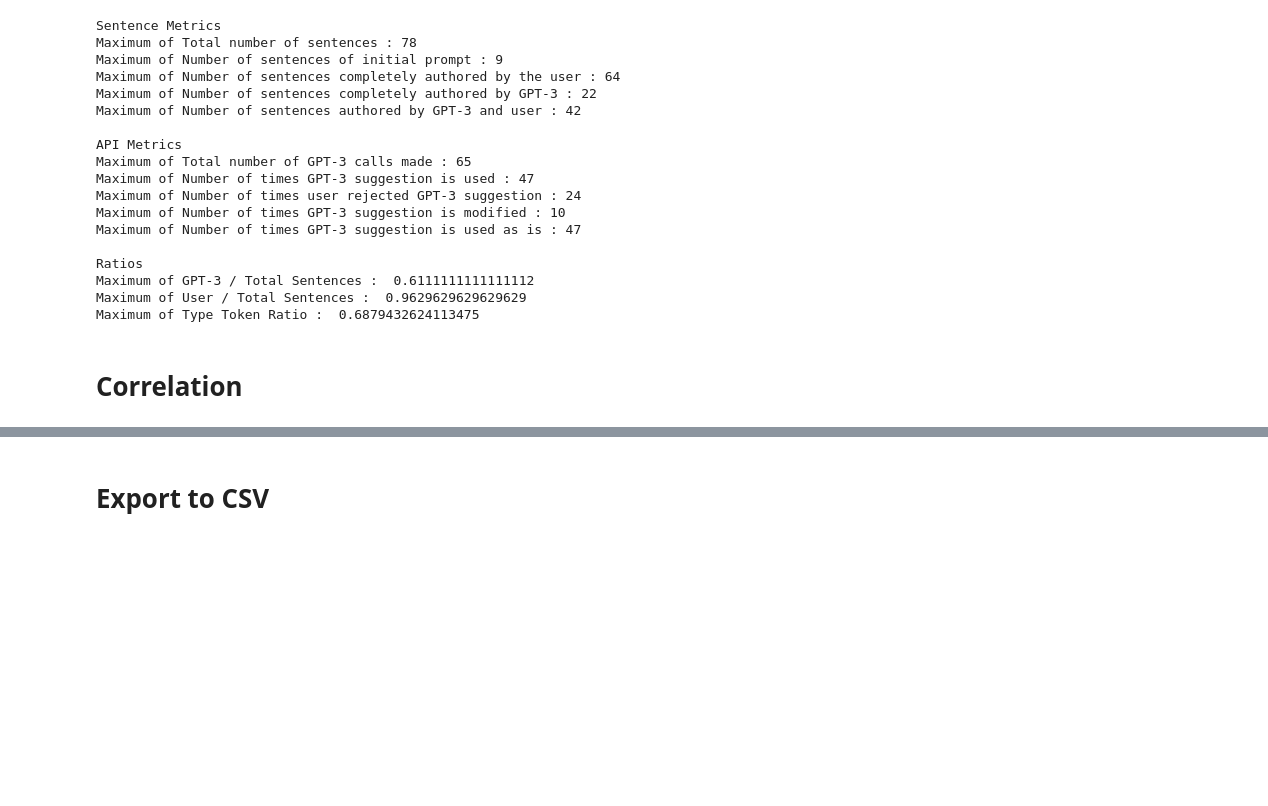
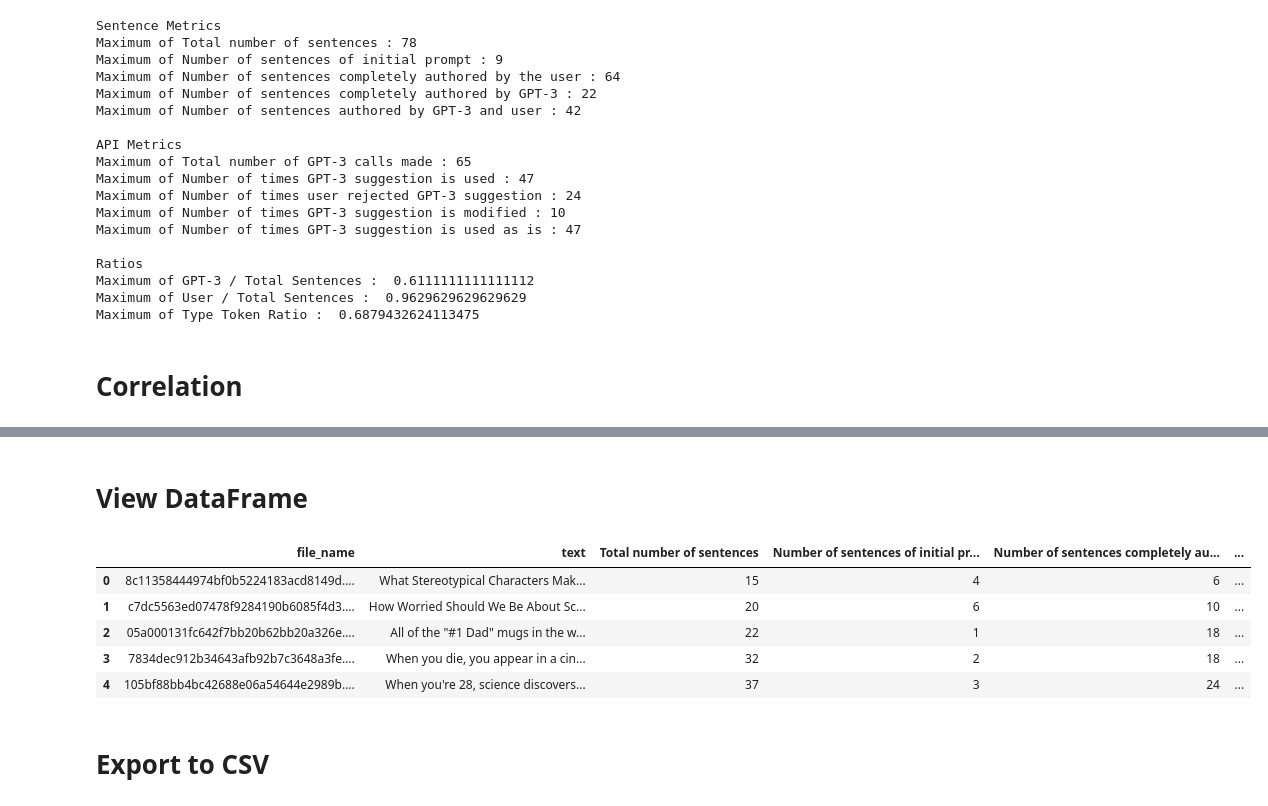
Before and after one commit to srivarshan-s/CoAuthorViz, a Jupyter notebook: notebooks/analysis.ipynb, the cells around one changed output, grey strips where cells are left out. Drawn from its saved outputs; the diff is of its cells as text; code cells hidden in the pictures; blank space fills up the shorter version.

```diff
--- a/notebooks/analysis.ipynb
+++ b/notebooks/analysis.ipynb
@@ -331,4 +359,15 @@ df.corr()
 | Type Token Ratio | -0.527044 | 0.034719 | -0.291106 | -0.171809 | ... |
+# %% [markdown]
+# View DataFrame
+# %%
+df.head()
+# %% [output]
+|  | file_name | text | Total number of sentences | Number of sentences of initial pr... | Number of sentences completely au... | ... |
+| 0 | 8c11358444974bf0b5224183acd8149d.... | What Stereotypical Characters Mak... | 15 | 4 | 6 | ... |
+| 1 | c7dc5563ed07478f9284190b6085f4d3.... | How Worried Should We Be About Sc... | 20 | 6 | 10 | ... |
+| 2 | 05a000131fc642f7bb20b62bb20a326e.... | All of the "#1 Dad" mugs in the w... | 22 | 1 | 18 | ... |
+| 3 | 7834dec912b34643afb92b7c3648a3fe.... | When you die, you appear in a cin... | 32 | 2 | 18 | ... |
+| 4 | 105bf88bb4bc42688e06a54644e2989b.... | When you're 28, science discovers... | 37 | 3 | 24 | ... |
 # %% [markdown]
 # Export to CSV
 # %%
```
Also changed, not shown: parts of 8 cells of this notebook.
